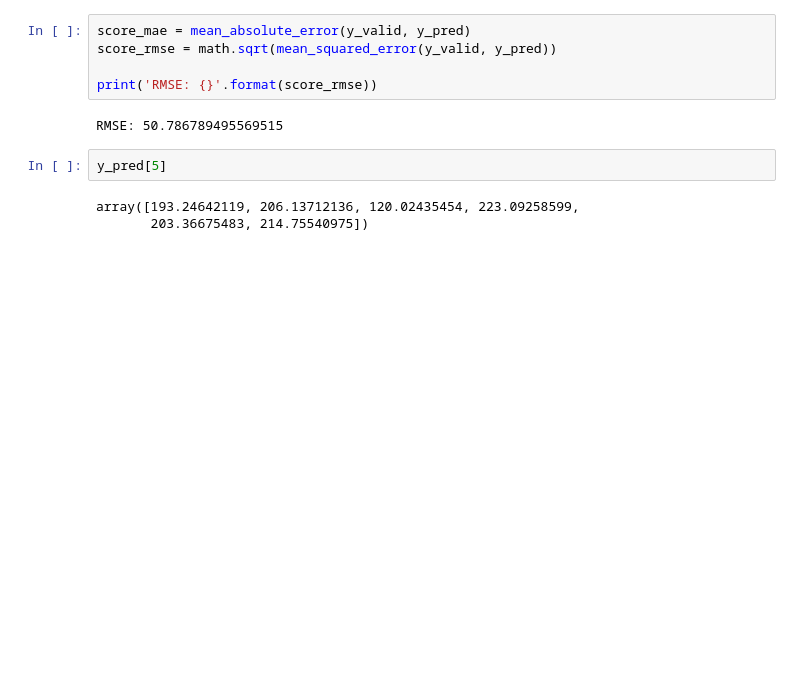
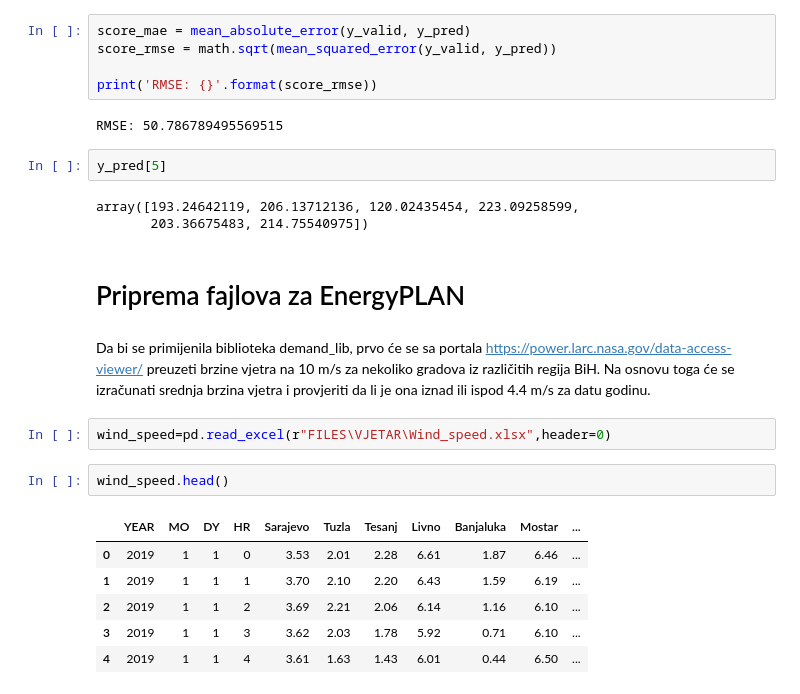
Before and after one commit to ehlimana/Electricity-analysis, a Jupyter notebook: Heat_demand.ipynb, the cells around one changed output. Cells and saved outputs as stored; diff of their text form; blank space fills up the shorter version.

```diff
--- a/Heat_demand.ipynb
+++ b/Heat_demand.ipynb
@@ -776,3 +776,18 @@ y_pred[5]
 # %% [output]
 array([193.24642119, 206.13712136, 120.02435454, 223.09258599,
        203.36675483, 214.75540975])
+# %% [markdown]
+# Priprema fajlova za EnergyPLAN
+# %% [markdown]
+Da bi se primijenila biblioteka demand_lib, prvo će se sa portala https://power.larc.nasa.gov/data-access-viewer/ preuzeti brzine vjetra na 10 m/s za nekoliko gradova iz različitih regija BiH. Na osnovu toga će se izračunati srednja brzina vjetra i provjeriti da li je ona iznad ili ispod 4.4 m/s za datu godinu.
+# %%
+wind_speed=pd.read_excel(r"FILES\VJETAR\Wind_speed.xlsx",header=0)
+# %%
+wind_speed.head()
+# %% [output]
+|  | YEAR | MO | DY | HR | Sarajevo | Tuzla | Tesanj | Livno | Banjaluka | Mostar | ... |
+| 0 | 2019 | 1 | 1 | 0 | 3.53 | 2.01 | 2.28 | 6.61 | 1.87 | 6.46 | ... |
+| 1 | 2019 | 1 | 1 | 1 | 3.70 | 2.10 | 2.20 | 6.43 | 1.59 | 6.19 | ... |
+| 2 | 2019 | 1 | 1 | 2 | 3.69 | 2.21 | 2.06 | 6.14 | 1.16 | 6.10 | ... |
+| 3 | 2019 | 1 | 1 | 3 | 3.62 | 2.03 | 1.78 | 5.92 | 0.71 | 6.10 | ... |
+| 4 | 2019 | 1 | 1 | 4 | 3.61 | 1.63 | 1.43 | 6.01 | 0.44 | 6.50 | ... |
```
Also changed, not shown: parts of 44 cells of this notebook, 3 other files.
